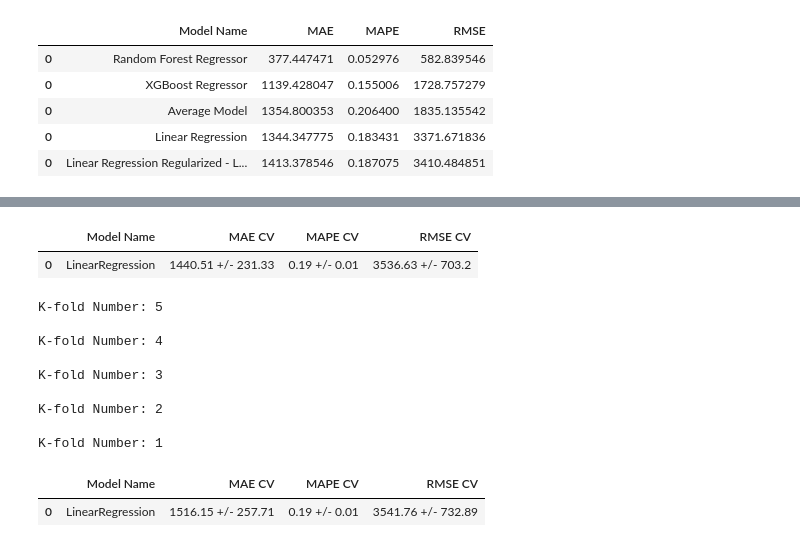
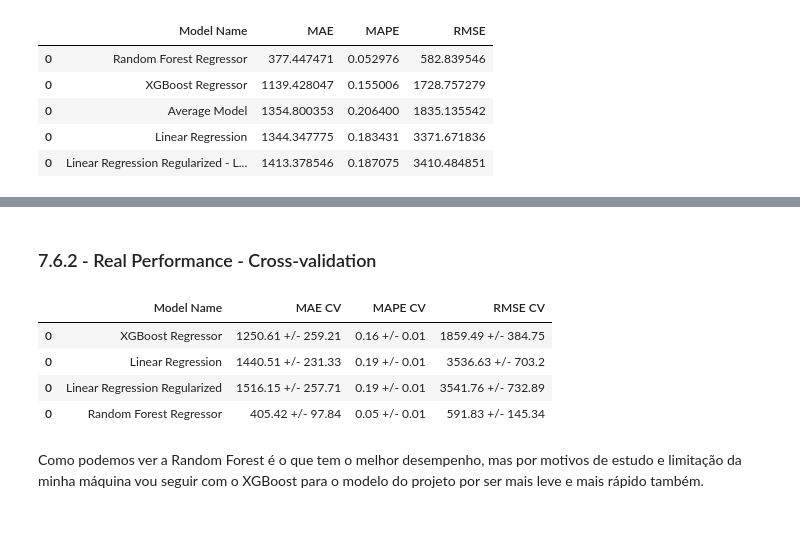
Before and after one commit to raphacanejo/rossmann_store_sales, a Jupyter notebook: passo_07_modelos_de_machine_learning.ipynb, the cells around one changed output, grey strips where cells are left out. Saved outputs shown, nothing was run; the diff lists cells and outputs as text; code cells hidden in the pictures.

```diff
--- a/passo_07_modelos_de_machine_learning.ipynb
+++ b/passo_07_modelos_de_machine_learning.ipynb
@@ -1892,0 +1912,3 @@ O RMSE do modelo de Regressão Linear MUITO maior que do modelo de média, ou se
+# %%
+lr_result_cv = cross_validation(x_training, 5, 'Linear Regression', LinearRegression(), verbose=False)
+lr_result_cv
@@ -1909,0 +1937,3 @@ Mesmo caswo do RMSE da Regressão Linear. Os dados que estamos trabalhando não
+# %%
+lrr_result_cv = cross_validation(x_training, 5, 'Linear Regression Regularized', Lasso(alpha=0.01), verbose=False)
+lrr_result_cv
@@ -1924,0 +1957,4 @@ rf_result
+# %%
+rf = RandomForestRegressor(n_estimators=100, n_jobs=-1, random_state=42).fit(x_train, y_train)
+rf_result_cv = cross_validation(x_training, 5, 'Random Forest Regressor', rf, verbose=True)
+rf_result_cv
@@ -1949,0 +2000,12 @@ Parameters: { "colsample_bytee" } are not used.
+# %%
+model_xgb = xgb.XGBRegressor(
+    'reg:squarederror',
+    n_estimators=100,
+    eta=0.01,
+    max_depth=10,
+    subsample=0.7,
+    colsample_bytee= 0.9
+).fit(x_train, y_train)
+
+xgb_result_cv = cross_validation(x_training, 5, 'XGBoost Regressor', model_xgb, verbose=True)
+xgb_result_cv
@@ -1981,21 +2052,13 @@ x_training.head()
-# %%
-result_cv = cross_validation(x_training, 5, 'LinearRegression', LinearRegression())
-result_cv
-# %% [output]
-|  | Model Name | MAE CV | MAPE CV | RMSE CV |
-| 0 | LinearRegression | 1440.51 +/- 231.33 | 0.19 +/- 0.01 | 3536.63 +/- 703.2 |
-# %%
-result_cv = cross_validation(x_training, 5, 'LinearRegression', Lasso(alpha=0.01), verbose=True)
-result_cv
-# %% [output]
-K-fold Number: 5
-
-K-fold Number: 4
-
-K-fold Number: 3
-
-K-fold Number: 2
-
-K-fold Number: 1
-|  | Model Name | MAE CV | MAPE CV | RMSE CV |
-| 0 | LinearRegression | 1516.15 +/- 257.71 | 0.19 +/- 0.01 | 3541.76 +/- 732.89 |
+# %% [markdown]
+### 7.6.2 - Real Performance - Cross-validation
+# %%
+modelling_result = pd.concat([lr_result_cv, lrr_result_cv, rf_result_cv, xgb_result_cv])
+modelling_result.sort_values('RMSE CV')
+# %% [output]
+|  | Model Name | MAE CV | MAPE CV | RMSE CV |
+| 0 | XGBoost Regressor | 1250.61 +/- 259.21 | 0.16 +/- 0.01 | 1859.49 +/- 384.75 |
+| 0 | Linear Regression | 1440.51 +/- 231.33 | 0.19 +/- 0.01 | 3536.63 +/- 703.2 |
+| 0 | Linear Regression Regularized | 1516.15 +/- 257.71 | 0.19 +/- 0.01 | 3541.76 +/- 732.89 |
+| 0 | Random Forest Regressor | 405.42 +/- 97.84 | 0.05 +/- 0.01 | 591.83 +/- 145.34 |
+# %% [markdown]
+Como podemos ver a Random Forest é o que tem o melhor desempenho, mas por motivos de estudo e limitação da minha máquina vou seguir com o XGBoost para o modelo do projeto por ser mais leve e mais rápido também.
```
Also changed, not shown: parts of 22 cells of this notebook, 10 other files.
